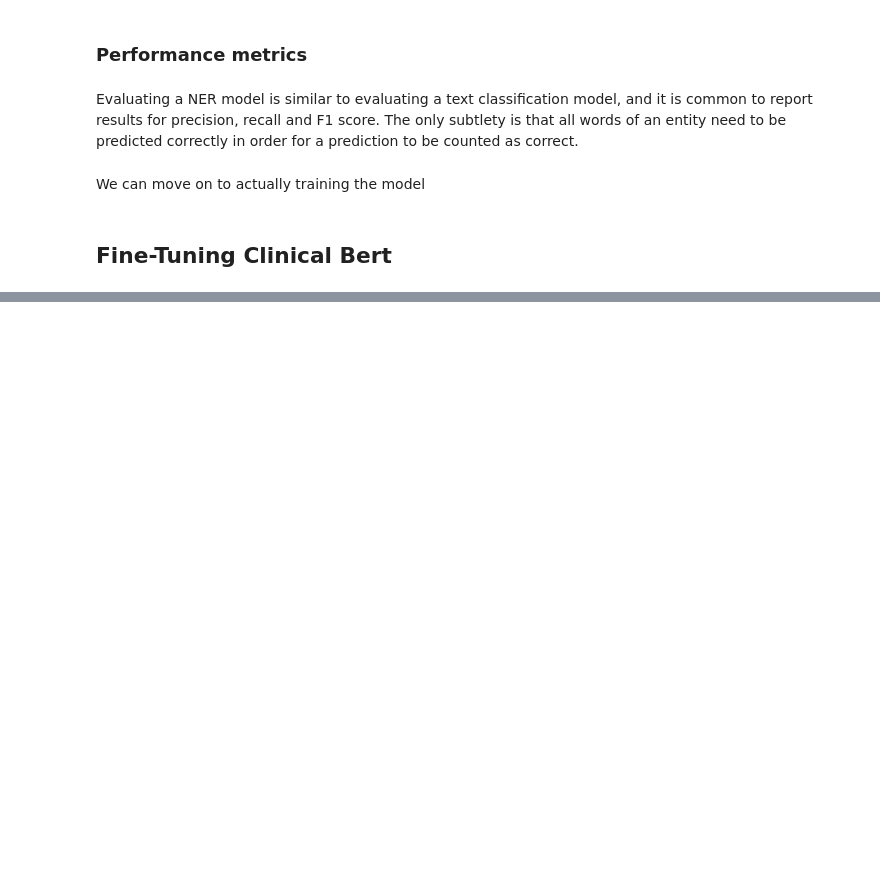
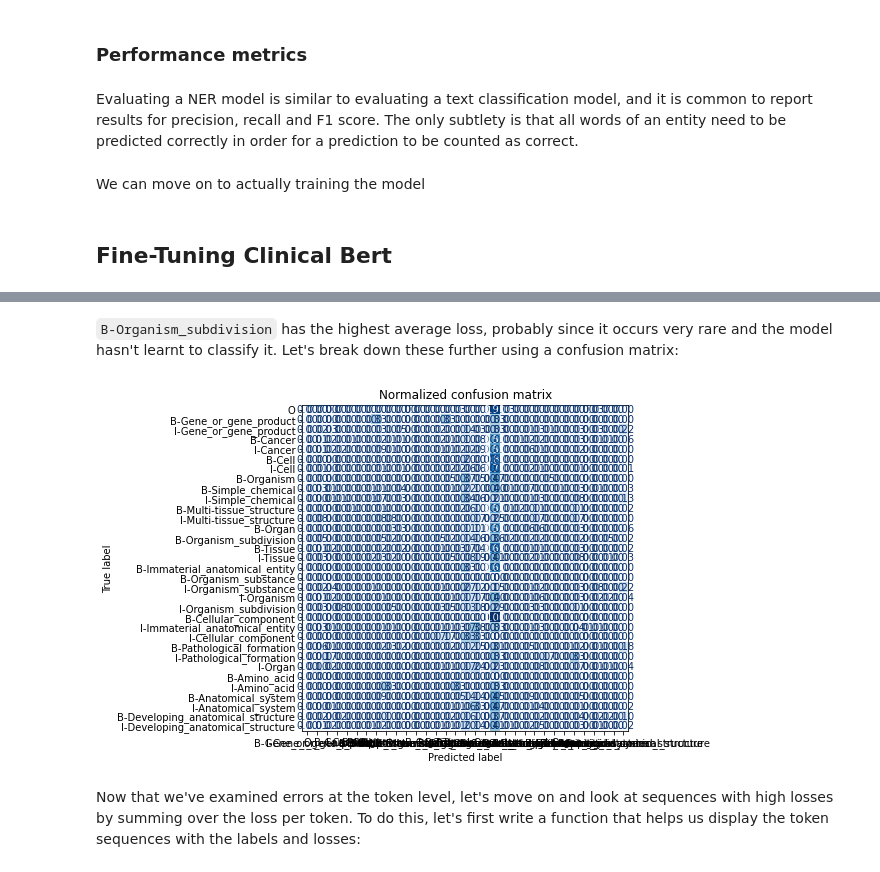
Before and after one commit to R-icntay/cogstack_project, a Jupyter notebook: notebooks/clinical_bert.ipynb, the cells around one changed output, grey strips where cells are left out. Saved outputs shown, nothing was run; the diff lists cells and outputs as text; code cells hidden in the pictures; blank space fills up the shorter version.

```diff
--- a/notebooks/clinical_bert.ipynb
+++ b/notebooks/clinical_bert.ipynb
@@ -586,0 +767,6 @@ We can move on to actually training the model
+# %%
+valid_set = med_df_encoded["validation"]
+valid_set = valid_set.map(forward_pass_with_label, batched = True, batch_size = 32)
+# %%
+df = valid_set.to_pandas()
+df.head()
@@ -586,0 +782,8 @@ We can move on to actually training the model
+# %%
+index2tag[-100] = "IGN"
+
+df["input_tokens"] = df["input_ids"].apply(lambda x: tokenizer.convert_ids_to_tokens(x))
+df["predicted_label"] = df["predicted_label"].apply(lambda x: [index2tag[i] for i in x])
+df["labels"] = df["labels"].apply(lambda x: [index2tag[i] for i in x])
+df["loss"] = df.apply(lambda x: x['loss'][:len(x["input_ids"])], axis = 1)
+df["predicted_label"] = df.apply(lambda x: x["predicted_label"][:len(x["input_ids"])], axis = 1)
@@ -586,0 +801,7 @@ We can move on to actually training the model
+# %%
+# Similar to dplyr::pivot_longer?
+df_tokens = df.apply(pd.Series.explode)
+# Drop all padding features since loss is zero
+df_tokens = df_tokens.query("labels != 'IGN'")
+# Cast losses as float since they are arrays
+df_tokens["loss"] = df_tokens["loss"].astype(float).round(2)
@@ -586,0 +863,20 @@ We can move on to actually training the model
+# %% [markdown]
+`B-Organism_subdivision` has the highest average loss, probably since it occurs very rare and the model hasn't learnt to classify it. Let's break down these further using a confusion matrix:
+# %%
+from sklearn.metrics import ConfusionMatrixDisplay, confusion_matrix
+import matplotlib.pyplot as plt
+
+
+def plot_confusion_matrix(y_preds, y_true, labels):
+    cm = confusion_matrix(y_true, y_preds, normalize="true")
+    fig, ax = plt.subplots(figsize=(6, 6))
+    disp = ConfusionMatrixDisplay(confusion_matrix=cm, display_labels=labels)
+    disp.plot(cmap="Blues", values_format=".2f", ax=ax, colorbar=False)
+    plt.title("Normalized confusion matrix")
+    plt.show()
+
+plot_confusion_matrix(df_tokens["predicted_label"], df_tokens["labels"], tag_names)
+# %% [output]
+[figure, added]
+# %% [markdown]
+Now that we've examined errors at the token level, let's move on and look at sequences with high losses by summing over the loss per token. To do this, let's first write a function that helps us display the token sequences with the labels and losses:
```
Also changed, not shown: parts of 62 cells of this notebook.
